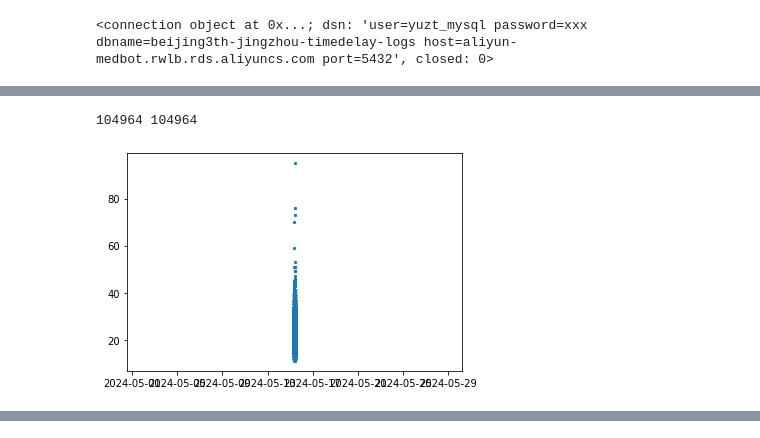
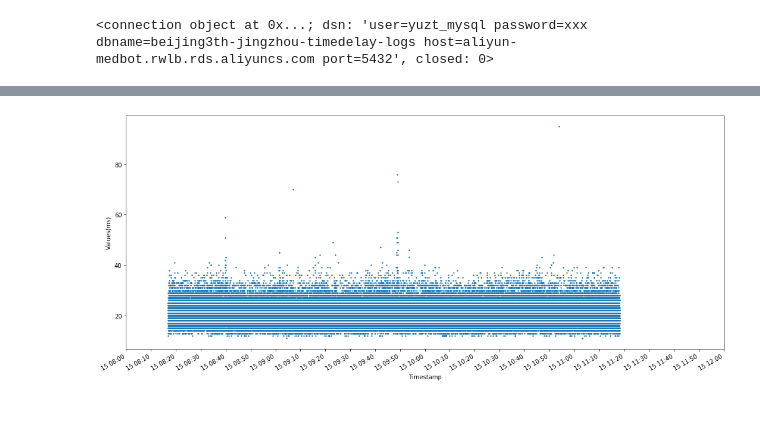
Before and after one commit to echoyzt/python-, a Jupyter notebook: dataAnalysis/db-connection.ipynb, the cells around one changed output, grey strips where cells are left out. Saved outputs shown, nothing was run; the diff lists cells and outputs as text; code cells hidden in the pictures; blank space fills up the shorter version.

```diff
--- a/dataAnalysis/db-connection.ipynb
+++ b/dataAnalysis/db-connection.ipynb
@@ -46,12 +62,17 @@ for time in timeResults:
-# %%
-import numpy as np
-print(len(x_list),len(y_list))
-xarray=np.array(x_list)
-yarray=np.array(y_list)
-sizes=5
-
-plt.scatter(xarray, yarray, s=sizes)
-plt.show()
-# %% [output]
-104964 104964
-[figure, removed]
+# %%
+print(x_list[0], type(x_list[0]))
+# 设置横轴为日期格式 '%Y-%m-%d %H:%M:%S:%f %Z'
+fig=plt.figure(figsize=(18, 8))
+ax=fig.add_subplot(111)
+ax.set_xlim([datetime(2024,5,15,8), datetime(2024,5,15,12)])
+# 旋转日期标签，避免重叠
+plt.gcf().autofmt_xdate()
+plt.xlabel('Timestamp')
+plt.ylabel('Values(ms)')
+
+plt.gca().xaxis.set_major_locator(plt.matplotlib.dates.MinuteLocator(byminute=range(0,60,10)))#每10分钟标记一次
+
+
+plt.scatter(x_list,y_list,s=sizes)
+plt.show()
+# %% [output]
@@ -57,0 +80 @@ plt.show()
+[figure, added]
```
Also changed, not shown: parts of 3 cells of this notebook.
